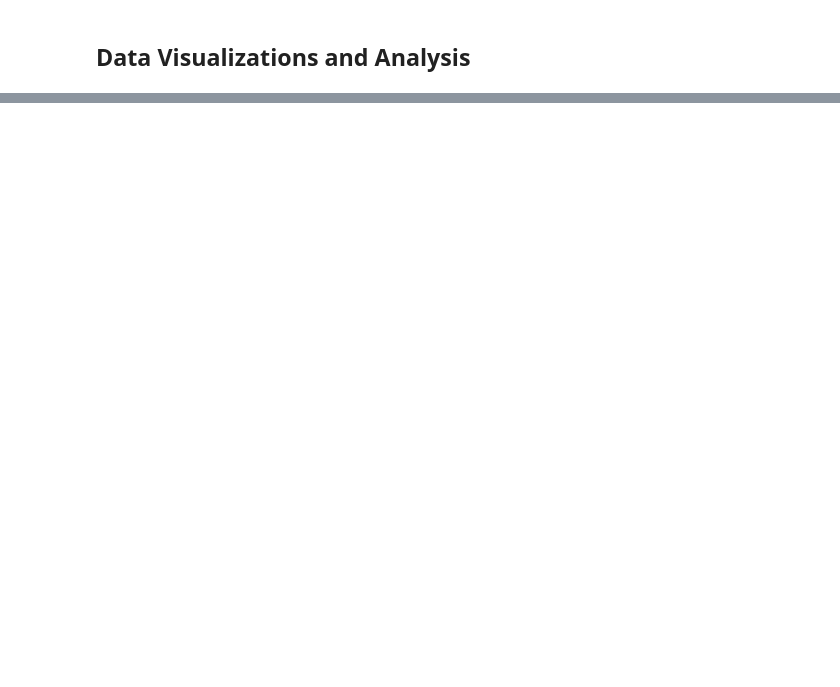
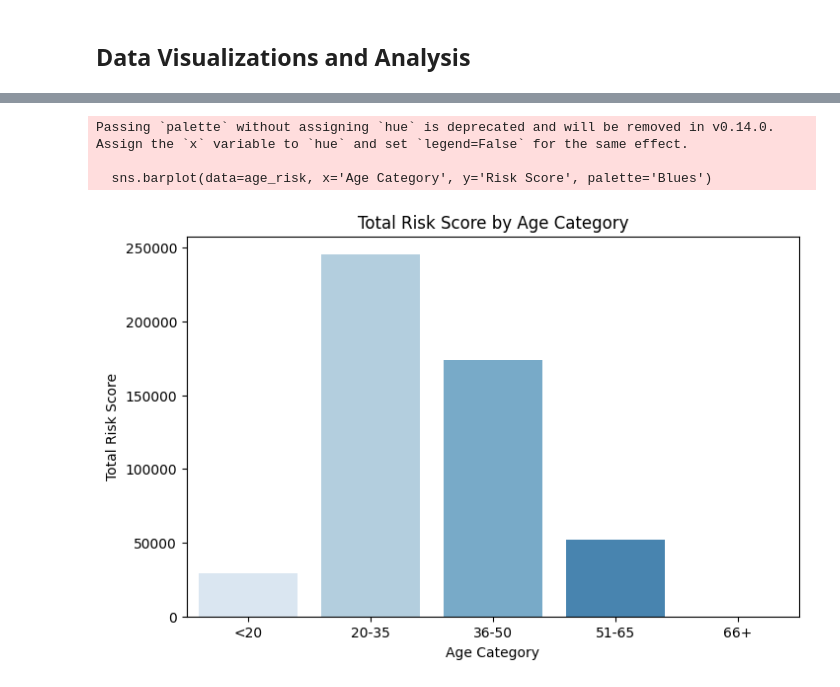
Before and after one commit to WilliamKau12/Projet_AI, a Jupyter notebook: Projet.ipynb, the cells around one changed output, grey strips where cells are left out. Cells and saved outputs as stored; diff of their text form; code cells hidden in the pictures; blank space fills up the shorter version.

Commit message:
Ajout cleaning et graph

```diff
--- a/Projet.ipynb
+++ b/Projet.ipynb
@@ -257,0 +330,25 @@ plt.show()
+# %%
+# Define age bins
+bins = [0, 20, 35, 50, 65, 100]  # Age ranges
+labels = ['<20', '20-35', '36-50', '51-65', '66+']
+
+# Create age category column
+df3['Age Category'] = pd.cut(df3['age'], bins=bins, labels=labels, right=False)
+
+# Group by age category and sum Risk Score
+age_risk = df3.groupby('Age Category')['Risk Score'].sum().reset_index()
+
+# Plot the data
+plt.figure(figsize=(8, 5))
+sns.barplot(data=age_risk, x='Age Category', y='Risk Score', palette='Blues')
+
+# Labels and title
+plt.title('Total Risk Score by Age Category')
+plt.xlabel('Age Category')
+plt.ylabel('Total Risk Score')
+plt.show()
+# %% [output]
+Passing `palette` without assigning `hue` is deprecated and will be removed in v0.14.0. Assign the `x` variable to `hue` and set `legend=False` for the same effect.
+
+  sns.barplot(data=age_risk, x='Age Category', y='Risk Score', palette='Blues')
+[figure, added]
```
Also changed, not shown: parts of 20 cells of this notebook.
